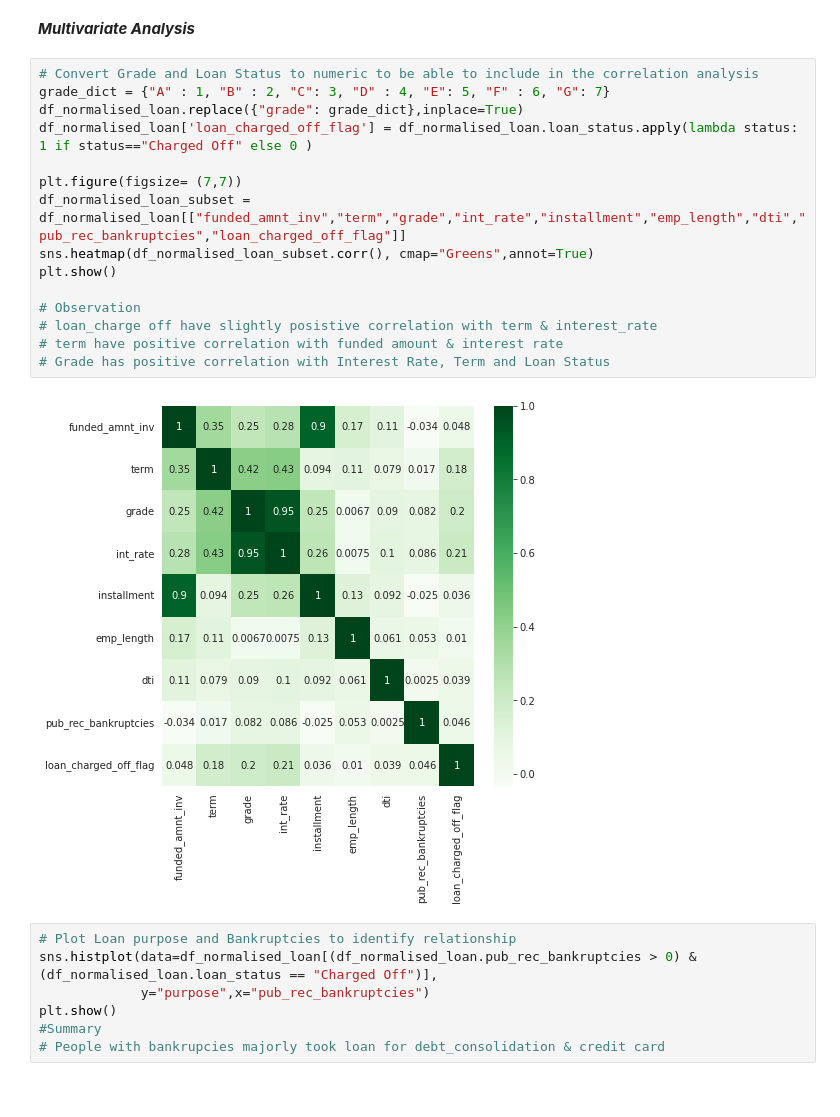
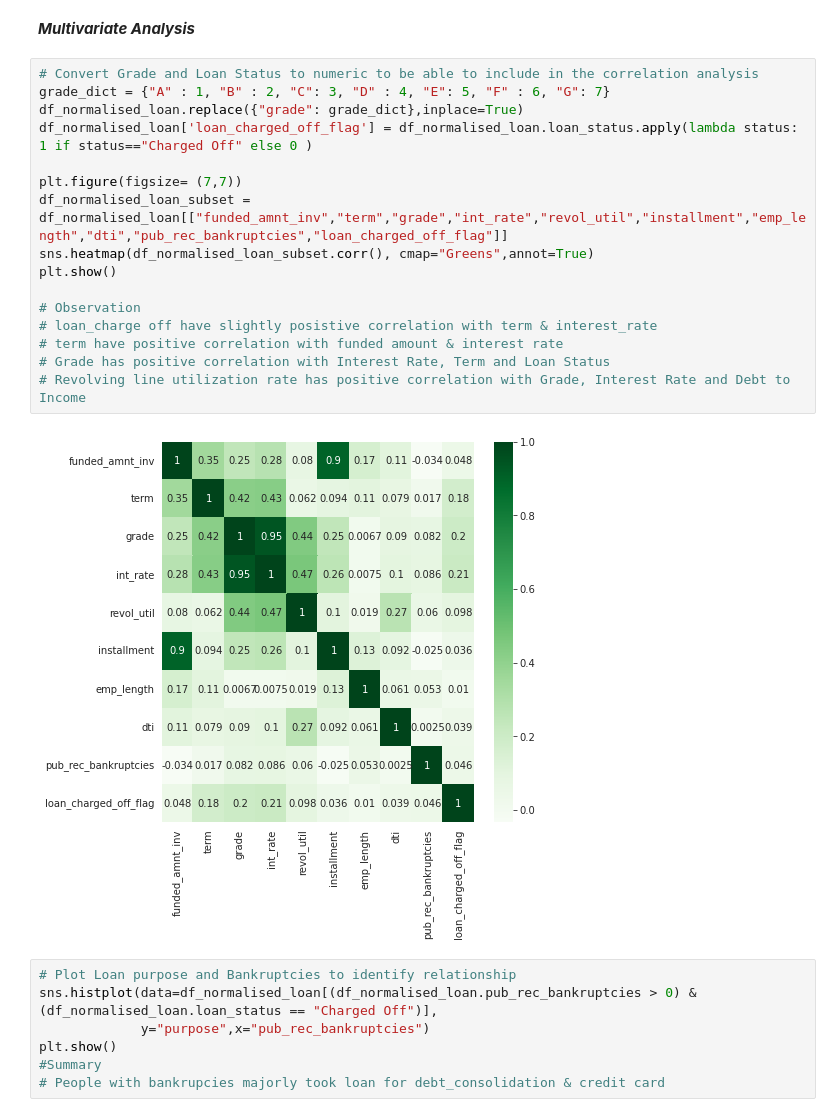
Before and after one commit to chitra-psg/lending-club, a Jupyter notebook: customer_loan_profile_analysis.ipynb, the cells around one changed output. Saved outputs shown, nothing was run; the diff lists cells and outputs as text.

```diff
--- a/customer_loan_profile_analysis.ipynb
+++ b/customer_loan_profile_analysis.ipynb
@@ -424,20 +424,21 @@ df_grade_status.sort_values('Chargedoff%', ascending=False)
 # %%
 # Convert Grade and Loan Status to numeric to be able to include in the correlation analysis
 grade_dict = {"A" : 1, "B" : 2, "C": 3, "D" : 4, "E": 5, "F" : 6, "G": 7}
 df_normalised_loan.replace({"grade": grade_dict},inplace=True)
 df_normalised_loan['loan_charged_off_flag'] = df_normalised_loan.loan_status.apply(lambda status: 1 if status=="Charged Off" else 0 )
 
 plt.figure(figsize= (7,7))
-df_normalised_loan_subset = df_normalised_loan[["funded_amnt_inv","term","grade","int_rate","installment","emp_length","dti","pub_rec_bankruptcies","loan_charged_off_flag"]]
+df_normalised_loan_subset = df_normalised_loan[["funded_amnt_inv","term","grade","int_rate","revol_util","installment","emp_length","dti","pub_rec_bankruptcies","loan_charged_off_flag"]]
 sns.heatmap(df_normalised_loan_subset.corr(), cmap="Greens",annot=True)
 plt.show()
 
 # Observation
 # loan_charge off have slightly posistive correlation with term & interest_rate
 # term have positive correlation with funded amount & interest rate
 # Grade has positive correlation with Interest Rate, Term and Loan Status
+# Revolving line utilization rate has positive correlation with Grade, Interest Rate and Debt to Income
 # %% [output]
-[figure, old version]
+[figure, new version]
 # %%
 # Plot Loan purpose and Bankruptcies to identify relationship
 sns.histplot(data=df_normalised_loan[(df_normalised_loan.pub_rec_bankruptcies > 0) & (df_normalised_loan.loan_status == "Charged Off")],
```
